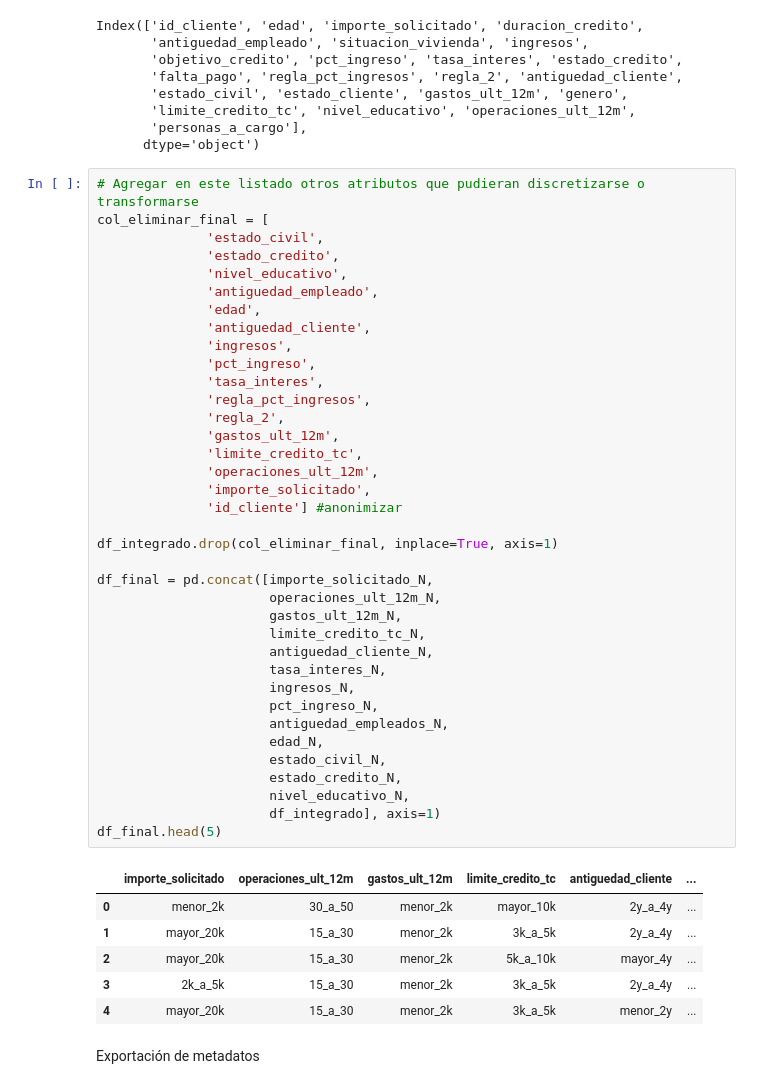
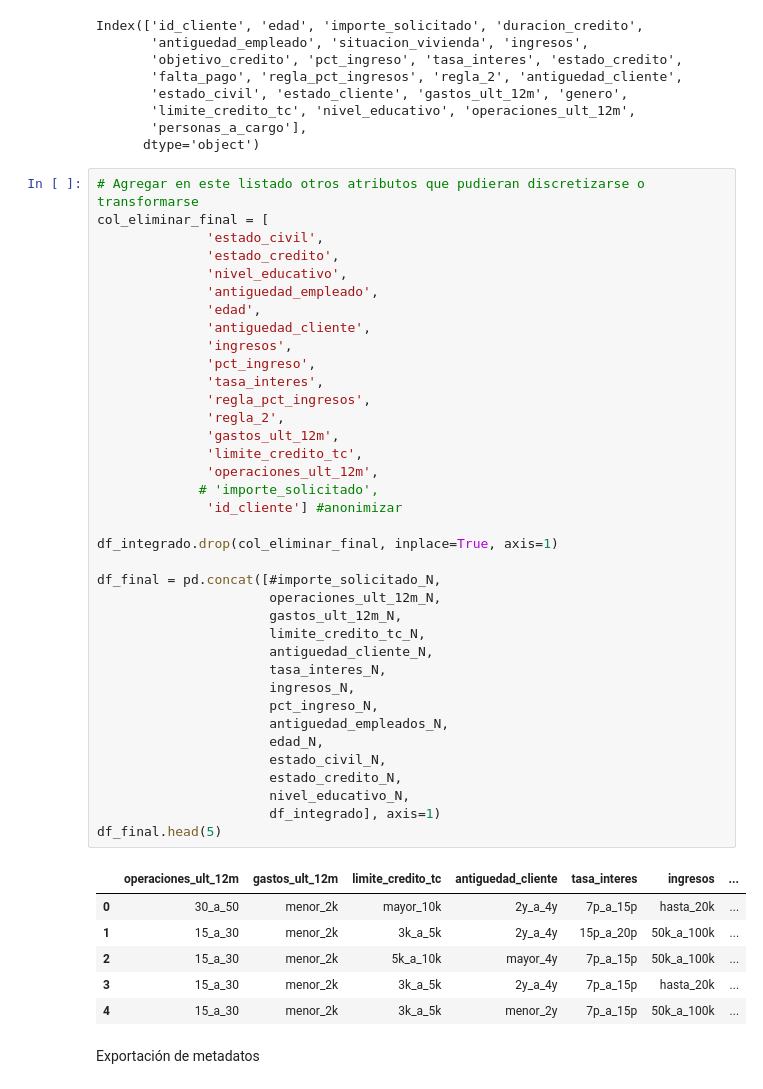
Before and after one commit to vepuer/13MBID-OCT24-25, a Jupyter notebook: notebooks/preparacion-datos/PD01-Transformaciones.ipynb, the cells around one changed output. Saved outputs shown, nothing was run; the diff lists cells and outputs as text.

Commit message:
Actualización Resultados de la fase de preparación de los datos recuperando la variable numérica de "importe_solicitado".

```diff
--- a/notebooks/preparacion-datos/PD01-Transformaciones.ipynb
+++ b/notebooks/preparacion-datos/PD01-Transformaciones.ipynb
@@ -380,41 +381,41 @@ col_eliminar_final = [
               'antiguedad_empleado',
               'edad',
               'antiguedad_cliente',
               'ingresos',
               'pct_ingreso',
               'tasa_interes',
               'regla_pct_ingresos',
               'regla_2',
               'gastos_ult_12m',
               'limite_credito_tc',
               'operaciones_ult_12m',
-              'importe_solicitado',
+             # 'importe_solicitado',
               'id_cliente'] #anonimizar
 
 df_integrado.drop(col_eliminar_final, inplace=True, axis=1)
 
-df_final = pd.concat([importe_solicitado_N,
+df_final = pd.concat([#importe_solicitado_N,
                       operaciones_ult_12m_N,
                       gastos_ult_12m_N,
                       limite_credito_tc_N,
                       antiguedad_cliente_N,
                       tasa_interes_N,
                       ingresos_N,
                       pct_ingreso_N,
                       antiguedad_empleados_N,
                       edad_N,
                       estado_civil_N,
                       estado_credito_N,
                       nivel_educativo_N,
                       df_integrado], axis=1)
 df_final.head(5)
 # %% [output]
-|  | importe_solicitado | operaciones_ult_12m | gastos_ult_12m | limite_credito_tc | antiguedad_cliente | ... |
-| 0 | menor_2k | 30_a_50 | menor_2k | mayor_10k | 2y_a_4y | ... |
-| 1 | mayor_20k | 15_a_30 | menor_2k | 3k_a_5k | 2y_a_4y | ... |
-| 2 | mayor_20k | 15_a_30 | menor_2k | 5k_a_10k | mayor_4y | ... |
-| 3 | 2k_a_5k | 15_a_30 | menor_2k | 3k_a_5k | 2y_a_4y | ... |
-| 4 | mayor_20k | 15_a_30 | menor_2k | 3k_a_5k | menor_2y | ... |
+|  | operaciones_ult_12m | gastos_ult_12m | limite_credito_tc | antiguedad_cliente | tasa_interes | ingresos | ... |
+| 0 | 30_a_50 | menor_2k | mayor_10k | 2y_a_4y | 7p_a_15p | hasta_20k | ... |
+| 1 | 15_a_30 | menor_2k | 3k_a_5k | 2y_a_4y | 15p_a_20p | 50k_a_100k | ... |
+| 2 | 15_a_30 | menor_2k | 5k_a_10k | mayor_4y | 7p_a_15p | 50k_a_100k | ... |
+| 3 | 15_a_30 | menor_2k | 3k_a_5k | 2y_a_4y | 7p_a_15p | hasta_20k | ... |
+| 4 | 15_a_30 | menor_2k | 3k_a_5k | menor_2y | 7p_a_15p | 50k_a_100k | ... |
 # %% [markdown]
 Exportación de metadatos
 # %%
```
Also changed, not shown: parts of 1 cell of this notebook, 1 other file.
